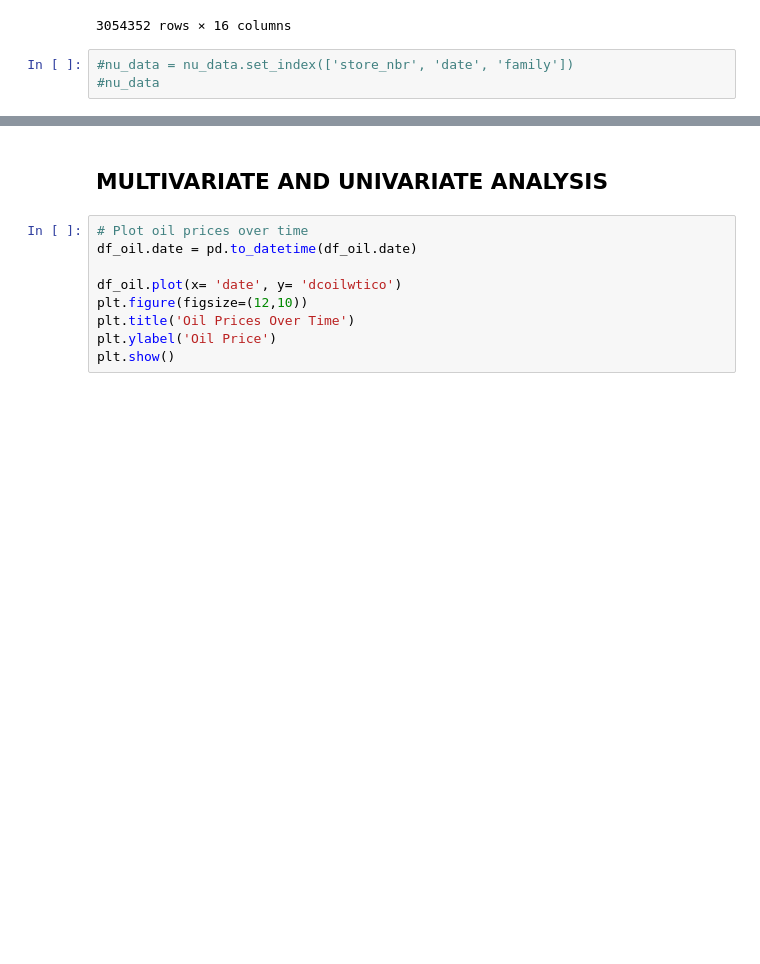
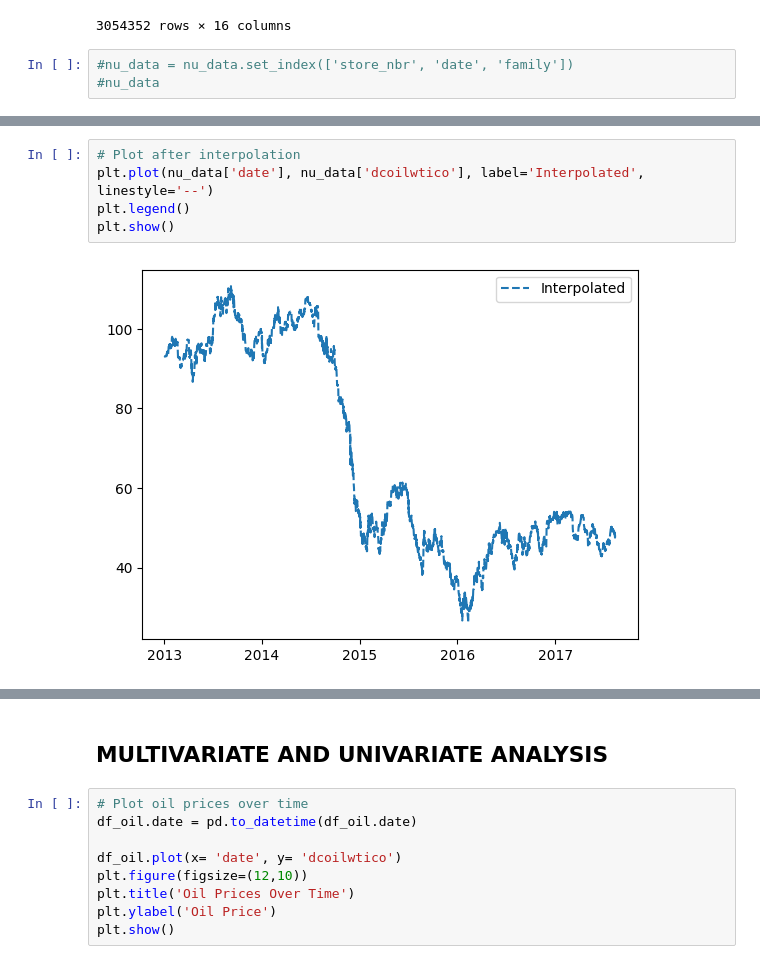
Before and after one commit to florenceaffoh/LP3-TimeSeriesAnalysis, a Jupyter notebook: tri 1.ipynb, the cells around one changed output, grey strips where cells are left out. Cells and saved outputs as stored; diff of their text form; blank space fills up the shorter version.

```diff
--- a/tri 1.ipynb
+++ b/tri 1.ipynb
@@ -437,0 +501,7 @@ dtype: int64
+# %%
+# Plot after interpolation
+plt.plot(nu_data['date'], nu_data['dcoilwtico'], label='Interpolated', linestyle='--')
+plt.legend()
+plt.show()
+# %% [output]
+[figure, added]
```
Also changed, not shown: parts of 22 cells of this notebook.
